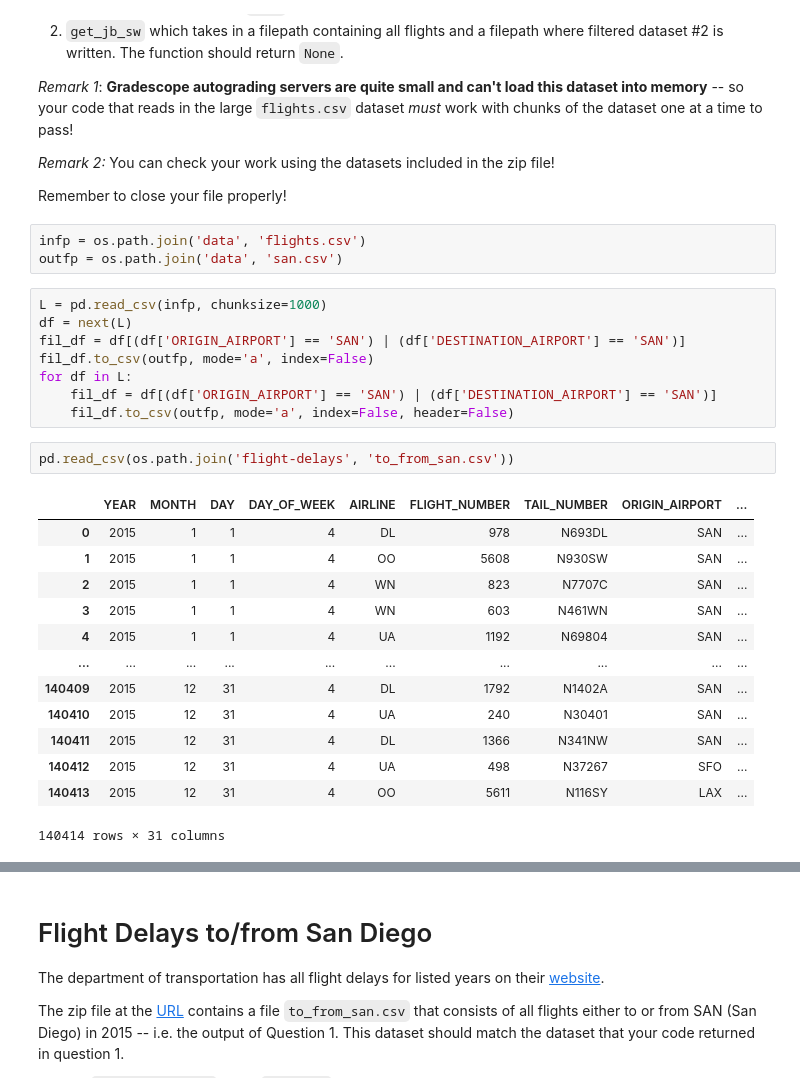
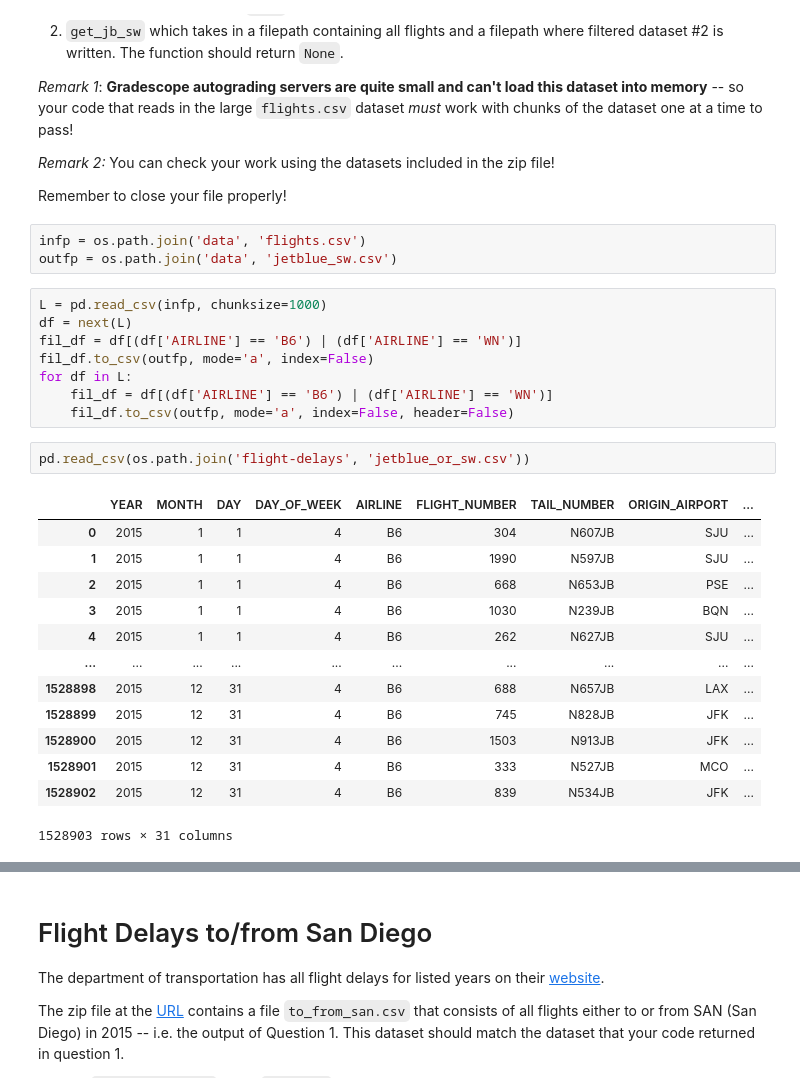
Before and after one commit to YourTeammate/dsc80-co-working, a Jupyter notebook: projects/02/project02.ipynb, the cells around one changed output, grey strips where cells are left out. Cells and saved outputs as stored; diff of their text form.

```diff
--- a/projects/02/project02.ipynb
+++ b/projects/02/project02.ipynb
@@ -99,31 +99,31 @@ Write two functions that create the datasets below, using the 'chunking' pattern
 Remember to close your file properly!
 # %%
 infp = os.path.join('data', 'flights.csv')
-outfp = os.path.join('data', 'san.csv')
+outfp = os.path.join('data', 'jetblue_sw.csv')
 # %%
 L = pd.read_csv(infp, chunksize=1000)
 df = next(L)
-fil_df = df[(df['ORIGIN_AIRPORT'] == 'SAN') | (df['DESTINATION_AIRPORT'] == 'SAN')]
+fil_df = df[(df['AIRLINE'] == 'B6') | (df['AIRLINE'] == 'WN')]
 fil_df.to_csv(outfp, mode='a', index=False)
 for df in L:
-    fil_df = df[(df['ORIGIN_AIRPORT'] == 'SAN') | (df['DESTINATION_AIRPORT'] == 'SAN')]
+    fil_df = df[(df['AIRLINE'] == 'B6') | (df['AIRLINE'] == 'WN')]
     fil_df.to_csv(outfp, mode='a', index=False, header=False)
 # %%
-pd.read_csv(os.path.join('flight-delays', 'to_from_san.csv'))
+pd.read_csv(os.path.join('flight-delays', 'jetblue_or_sw.csv'))
 # %% [output]
 |  | YEAR | MONTH | DAY | DAY_OF_WEEK | AIRLINE | FLIGHT_NUMBER | TAIL_NUMBER | ORIGIN_AIRPORT | ... |
-| 0 | 2015 | 1 | 1 | 4 | DL | 978 | N693DL | SAN | ... |
-| 1 | 2015 | 1 | 1 | 4 | OO | 5608 | N930SW | SAN | ... |
-| 2 | 2015 | 1 | 1 | 4 | WN | 823 | N7707C | SAN | ... |
-| 3 | 2015 | 1 | 1 | 4 | WN | 603 | N461WN | SAN | ... |
-| 4 | 2015 | 1 | 1 | 4 | UA | 1192 | N69804 | SAN | ... |
+| 0 | 2015 | 1 | 1 | 4 | B6 | 304 | N607JB | SJU | ... |
+| 1 | 2015 | 1 | 1 | 4 | B6 | 1990 | N597JB | SJU | ... |
+| 2 | 2015 | 1 | 1 | 4 | B6 | 668 | N653JB | PSE | ... |
+| 3 | 2015 | 1 | 1 | 4 | B6 | 1030 | N239JB | BQN | ... |
+| 4 | 2015 | 1 | 1 | 4 | B6 | 262 | N627JB | SJU | ... |
 | ... | ... | ... | ... | ... | ... | ... | ... | ... | ... |
-| 140409 | 2015 | 12 | 31 | 4 | DL | 1792 | N1402A | SAN | ... |
-| 140410 | 2015 | 12 | 31 | 4 | UA | 240 | N30401 | SAN | ... |
-| 140411 | 2015 | 12 | 31 | 4 | DL | 1366 | N341NW | SAN | ... |
-| 140412 | 2015 | 12 | 31 | 4 | UA | 498 | N37267 | SFO | ... |
-| 140413 | 2015 | 12 | 31 | 4 | OO | 5611 | N116SY | LAX | ... |
+| 1528898 | 2015 | 12 | 31 | 4 | B6 | 688 | N657JB | LAX | ... |
+| 1528899 | 2015 | 12 | 31 | 4 | B6 | 745 | N828JB | JFK | ... |
+| 1528900 | 2015 | 12 | 31 | 4 | B6 | 1503 | N913JB | JFK | ... |
+| 1528901 | 2015 | 12 | 31 | 4 | B6 | 333 | N527JB | MCO | ... |
+| 1528902 | 2015 | 12 | 31 | 4 | B6 | 839 | N534JB | JFK | ... |
-140414 rows × 31 columns
+1528903 rows × 31 columns
 # %%
 pd.read_csv(outfp)
 # %% [output]
```
Also changed, not shown: parts of 1 cell of this notebook, 1 other file.
